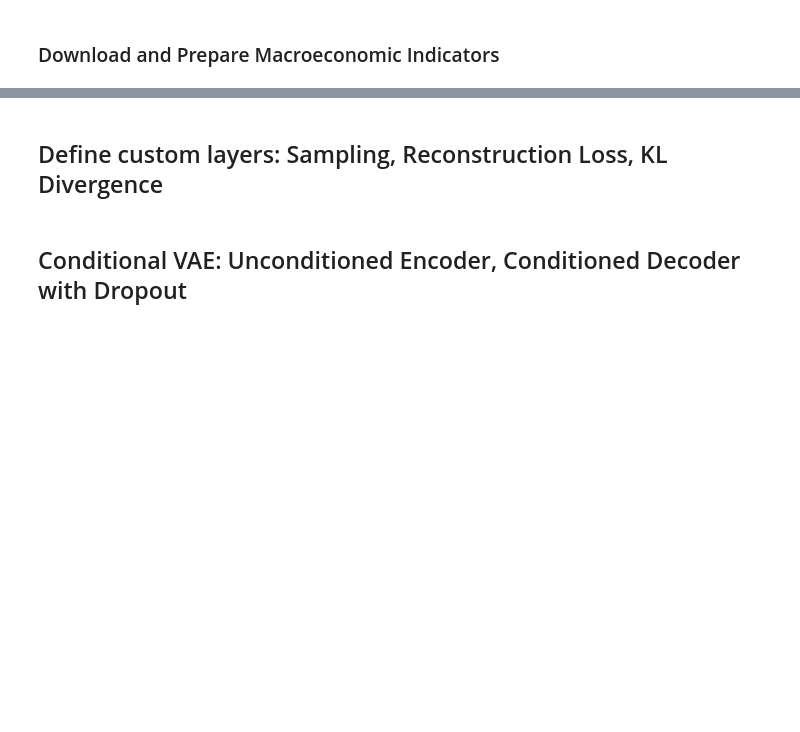
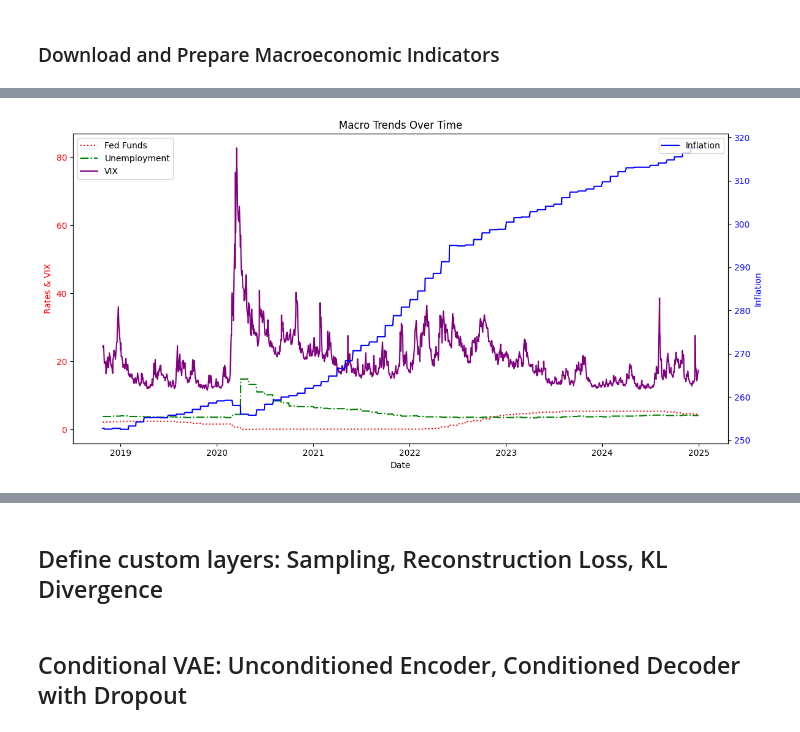
Before and after one commit to GioanZ/Portfolio-Stress-Testing-with-Deep-Generative-Models, a Jupyter notebook: stress_testing.ipynb, the cells around one changed output, grey strips where cells are left out. Saved outputs shown, nothing was run; the diff lists cells and outputs as text; code cells hidden in the pictures; blank space fills up the shorter version.

```diff
--- a/stress_testing.ipynb
+++ b/stress_testing.ipynb
@@ -148,0 +182,22 @@ macro_scaled = macro_scaler.fit_transform(macro_df)
+# %%
+fig, ax1 = plt.subplots(figsize=(12, 6))
+
+ax1.set_xlabel('Date')
+ax1.set_ylabel('Rates & VIX', color='red')
+ax1.plot(macro_df.index, macro_df['fed_funds'], color='red', linestyle='dotted', label='Fed Funds')
+ax1.plot(macro_df.index, macro_df['unemployment'], color='green', linestyle='dashdot', label='Unemployment')
+ax1.plot(macro_df.index, macro_df['vix'], color='purple', linestyle='solid', label='VIX')
+ax1.tick_params(axis='y', labelcolor='red')
+
+ax2 = ax1.twinx()
+ax2.set_ylabel('Inflation', color='blue')
+ax2.plot(macro_df.index, macro_df['inflation'], color='blue', label='Inflation')
+ax2.tick_params(axis='y', labelcolor='blue')
+
+ax1.legend(loc='upper left')
+ax2.legend(loc='upper right')
+plt.title('Macro Trends Over Time')
+fig.tight_layout()
+plt.show()
+# %% [output]
+[figure, added]
```
Also changed, not shown: parts of 11 cells of this notebook.
